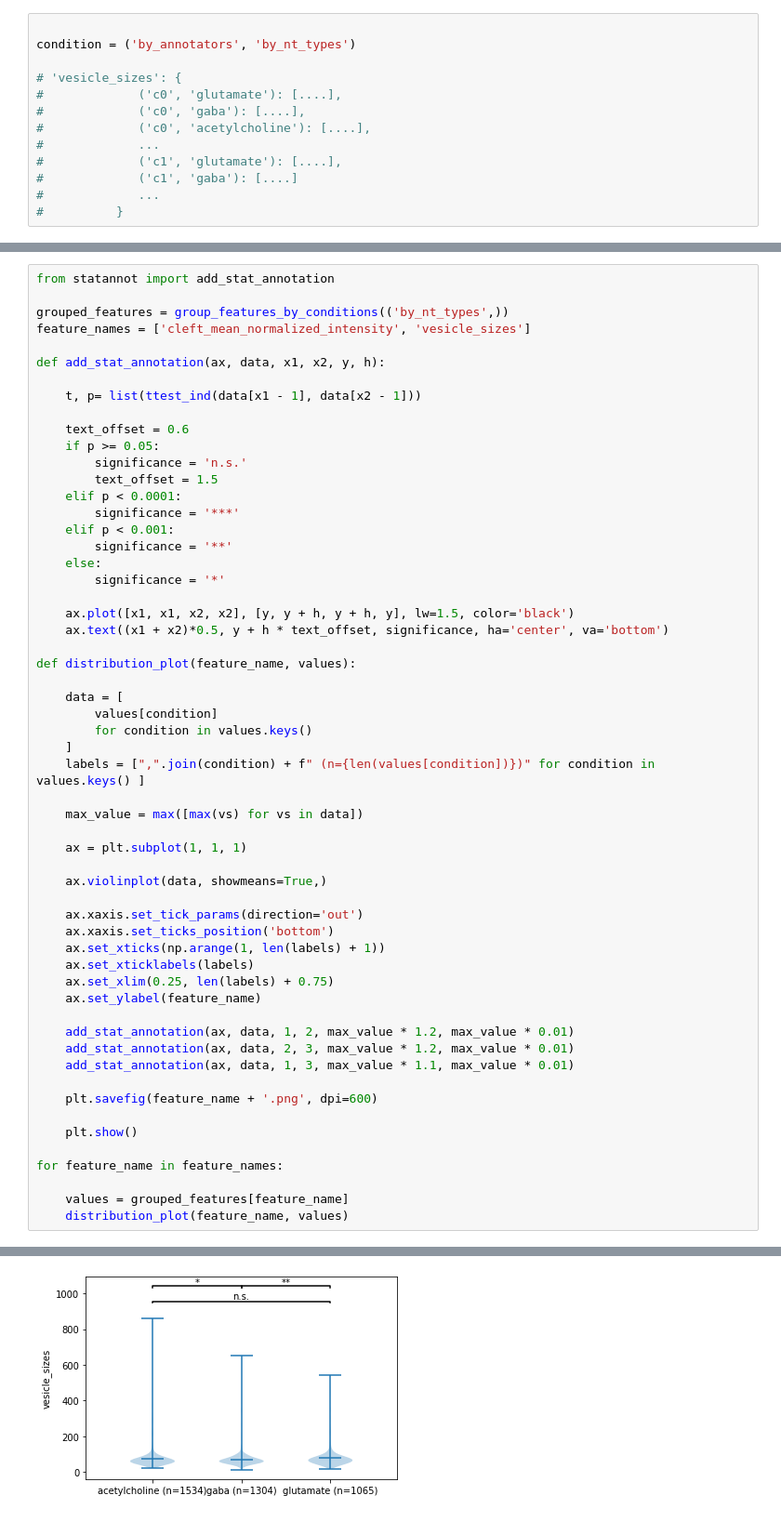
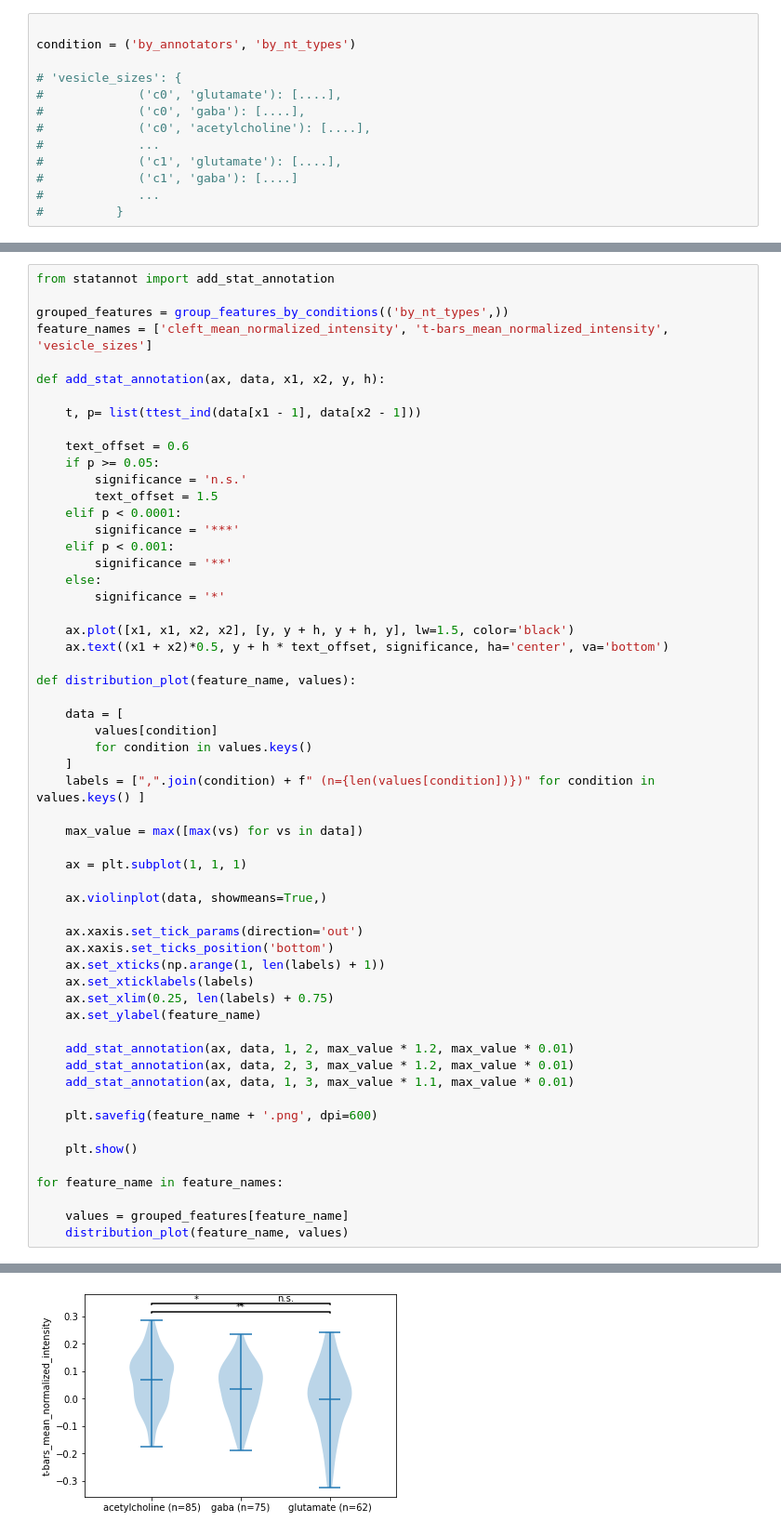
Before and after one commit to funkelab/synister_features, a Jupyter notebook: analyze_features.ipynb, the cells around one changed output, grey strips where cells are left out. Shown: that part at 93% size. Cells and saved outputs as stored; diff of their text form.

```diff
--- a/analyze_features.ipynb
+++ b/analyze_features.ipynb
@@ -325,7 +325,7 @@ glutamate stddev: 10.958507536262141
 from statannot import add_stat_annotation
 
 grouped_features = group_features_by_conditions(('by_nt_types',))
-feature_names = ['cleft_mean_normalized_intensity', 'vesicle_sizes']
+feature_names = ['cleft_mean_normalized_intensity', 't-bars_mean_normalized_intensity', 'vesicle_sizes']
 
 def add_stat_annotation(ax, data, x1, x2, y, h):
 
@@ -383 +383 @@ for feature_name in feature_names:
-[figure, old version]
+[figure, new version]
```
Also changed, not shown: parts of 3 cells of this notebook.
